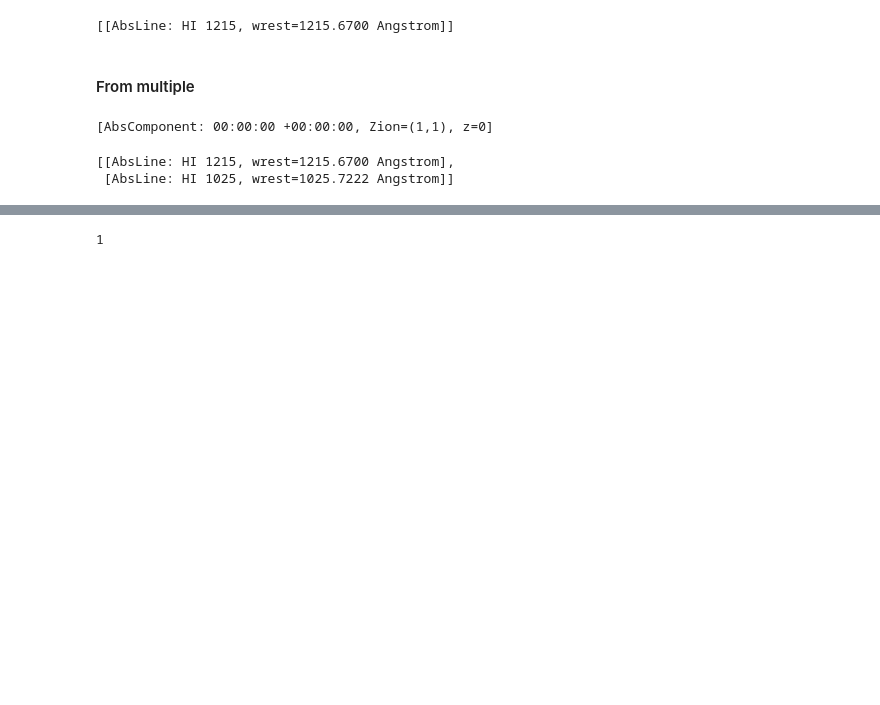
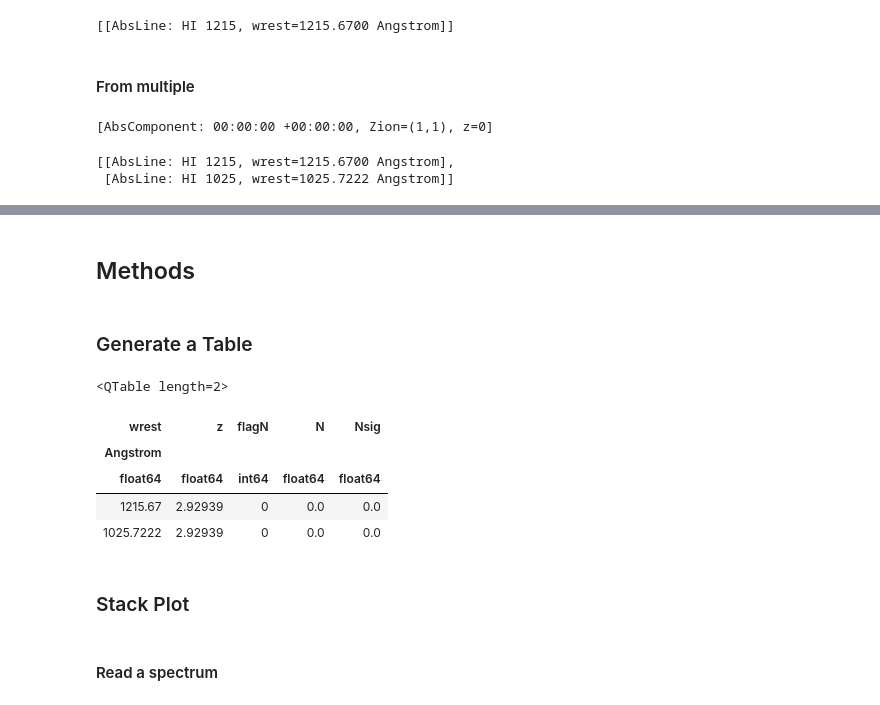
Before and after one commit to linetools/linetools, a Jupyter notebook: docs/examples/AbsComponent_examples.ipynb, the cells around one changed output, grey strips where cells are left out. Drawn from its saved outputs; the diff is of its cells as text; code cells hidden in the pictures; blank space fills up the shorter version.

```diff
--- a/docs/examples/AbsComponent_examples.ipynb
+++ b/docs/examples/AbsComponent_examples.ipynb
@@ -67,4 +58,20 @@ b = a == 0*u.eV
-# %%
-b.size
-# %% [output]
-1
+# %% [markdown]
+## Methods
+# %% [markdown]
+### Generate a Table
+# %%
+reload(lt_abscomp)
+abscomp = lt_abscomp.AbsComponent.from_abslines([lya,lyb])
+comp_tbl = abscomp.build_table()
+comp_tbl
+# %% [output]
+<QTable length=2>
+| wrest | z | flagN | N | Nsig |
+| Angstrom |  |  |  |  |
+| float64 | float64 | int64 | float64 | float64 |
+| 1215.67 | 2.92939 | 0 | 0.0 | 0.0 |
+| 1025.7222 | 2.92939 | 0 | 0.0 | 0.0 |
+# %% [markdown]
+### Stack Plot
+# %% [markdown]
+#### Read a spectrum
```
Also changed, not shown: parts of 11 cells of this notebook, 1 other file.
